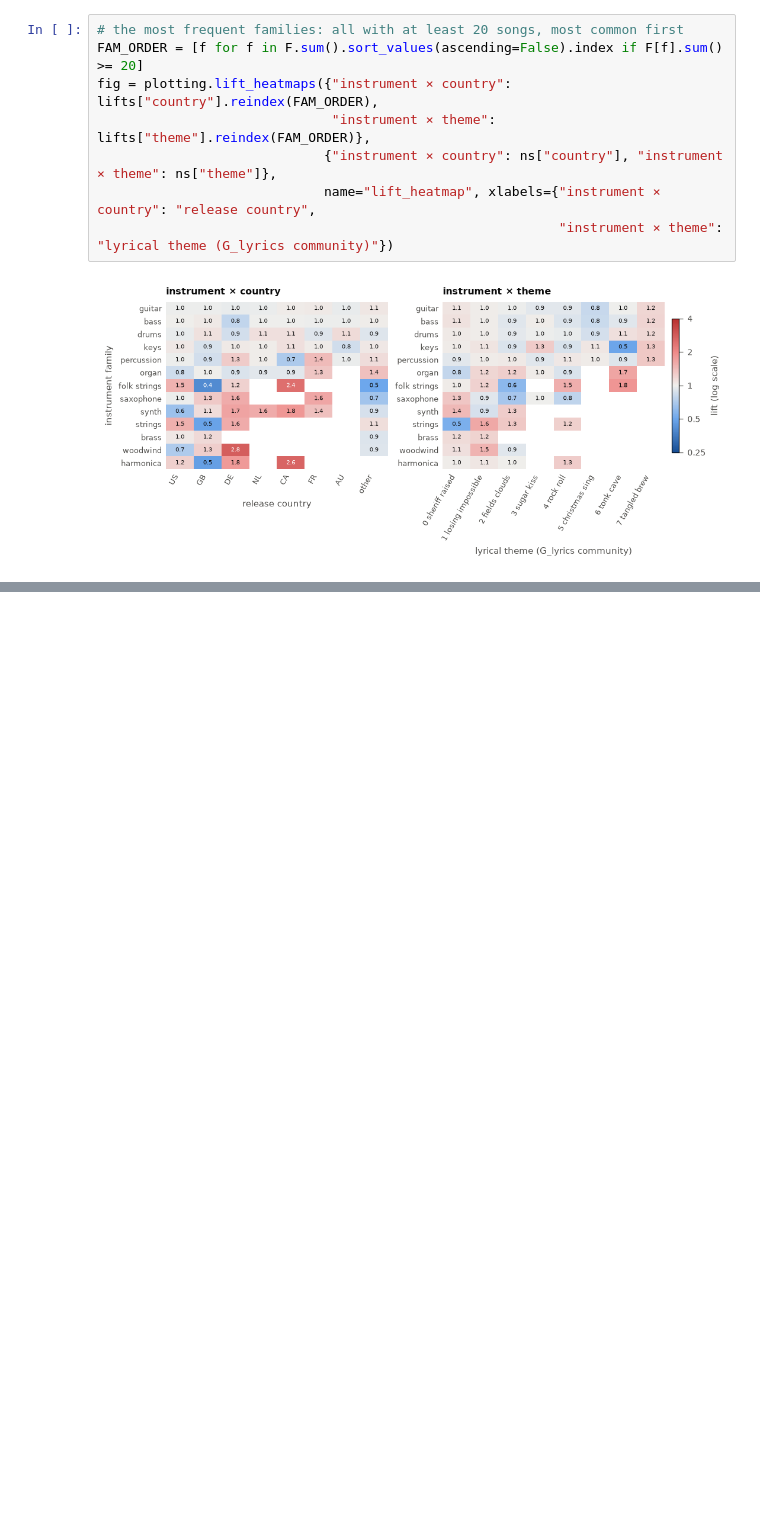
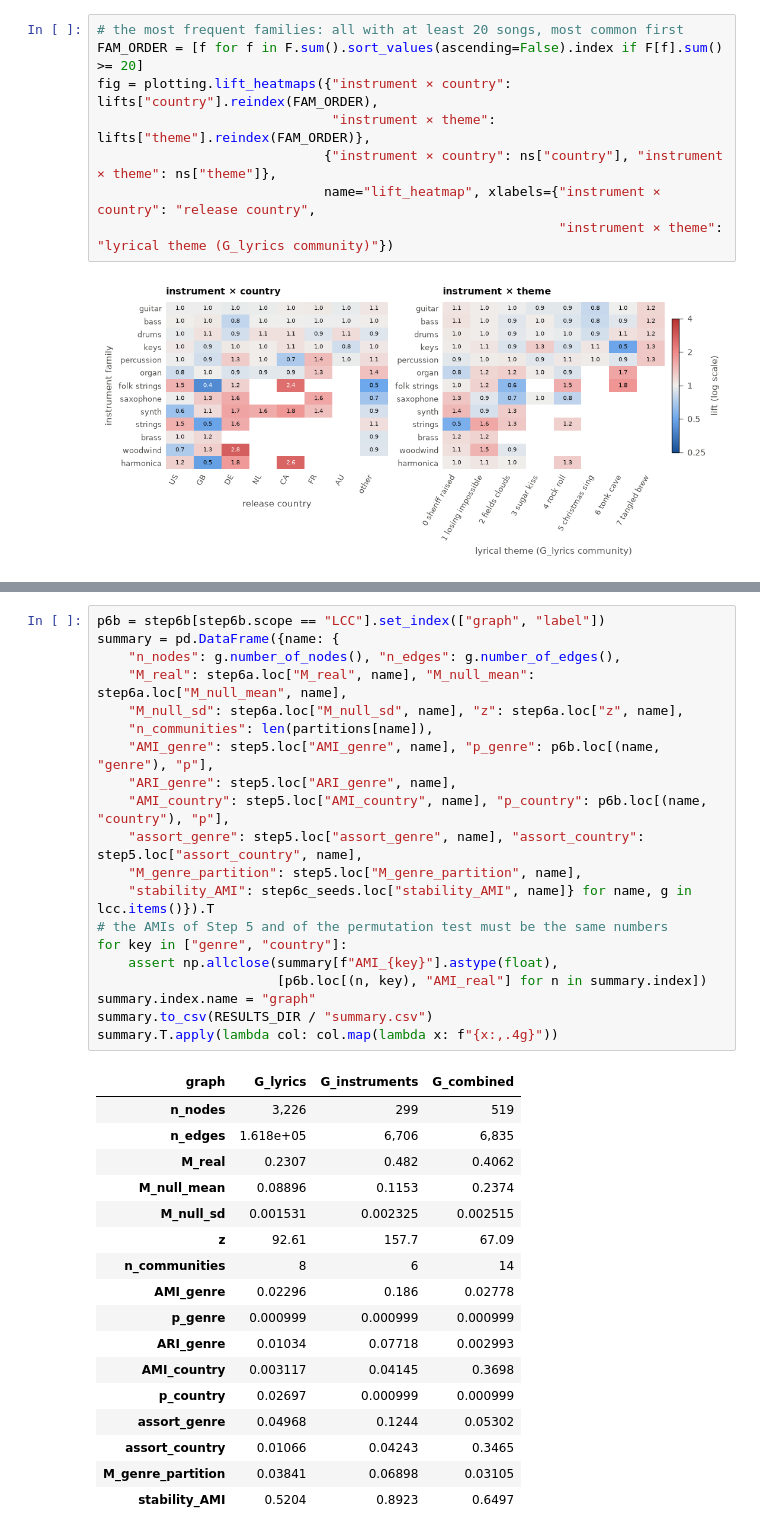
Before and after one commit to CRisager/SocialGraphs_FinalProject, a Jupyter notebook: notebooks/analysis.ipynb, the cells around one changed output, grey strips where cells are left out. Saved outputs shown, nothing was run; the diff lists cells and outputs as text; blank space fills up the shorter version.

Commit message:
Step 8: summary table; document Steps 4-8 decisions; PDFs without creation date
Co-Authored-By: Claude Opus 5.5 <noreply@anthropic.com>

```diff
--- a/notebooks/analysis.ipynb
+++ b/notebooks/analysis.ipynb
@@ -876,0 +892,38 @@ fig = plotting.lift_heatmaps({"instrument × country": lifts["country"].reindex(
+# %%
+p6b = step6b[step6b.scope == "LCC"].set_index(["graph", "label"])
+summary = pd.DataFrame({name: {
+    "n_nodes": g.number_of_nodes(), "n_edges": g.number_of_edges(),
+    "M_real": step6a.loc["M_real", name], "M_null_mean": step6a.loc["M_null_mean", name],
+    "M_null_sd": step6a.loc["M_null_sd", name], "z": step6a.loc["z", name],
+    "n_communities": len(partitions[name]),
+    "AMI_genre": step5.loc["AMI_genre", name], "p_genre": p6b.loc[(name, "genre"), "p"],
+    "ARI_genre": step5.loc["ARI_genre", name],
+    "AMI_country": step5.loc["AMI_country", name], "p_country": p6b.loc[(name, "country"), "p"],
+    "assort_genre": step5.loc["assort_genre", name], "assort_country": step5.loc["assort_country", name],
+    "M_genre_partition": step5.loc["M_genre_partition", name],
+    "stability_AMI": step6c_seeds.loc["stability_AMI", name]} for name, g in lcc.items()}).T
+# the AMIs of Step 5 and of the permutation test must be the same numbers
+for key in ["genre", "country"]:
+    assert np.allclose(summary[f"AMI_{key}"].astype(float),
+                       [p6b.loc[(n, key), "AMI_real"] for n in summary.index])
+summary.index.name = "graph"
+summary.to_csv(RESULTS_DIR / "summary.csv")
+summary.T.apply(lambda col: col.map(lambda x: f"{x:,.4g}"))
+# %% [output]
+| graph | G_lyrics | G_instruments | G_combined |
+| n_nodes | 3,226 | 299 | 519 |
+| n_edges | 1.618e+05 | 6,706 | 6,835 |
+| M_real | 0.2307 | 0.482 | 0.4062 |
+| M_null_mean | 0.08896 | 0.1153 | 0.2374 |
+| M_null_sd | 0.001531 | 0.002325 | 0.002515 |
+| z | 92.61 | 157.7 | 67.09 |
+| n_communities | 8 | 6 | 14 |
+| AMI_genre | 0.02296 | 0.186 | 0.02778 |
+| p_genre | 0.000999 | 0.000999 | 0.000999 |
+| ARI_genre | 0.01034 | 0.07718 | 0.002993 |
+| AMI_country | 0.003117 | 0.04145 | 0.3698 |
+| p_country | 0.02697 | 0.000999 | 0.000999 |
+| assort_genre | 0.04968 | 0.1244 | 0.05302 |
+| assort_country | 0.01066 | 0.04243 | 0.3465 |
+| M_genre_partition | 0.03841 | 0.06898 | 0.03105 |
+| stability_AMI | 0.5204 | 0.8923 | 0.6497 |
```
Also changed, not shown: parts of 1 cell of this notebook, 18 other files.
